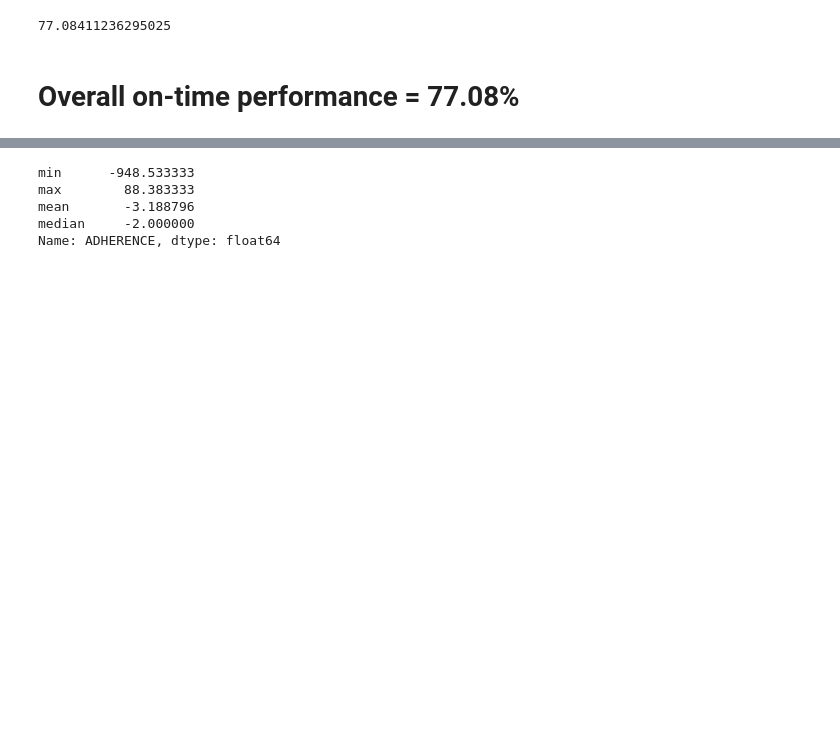
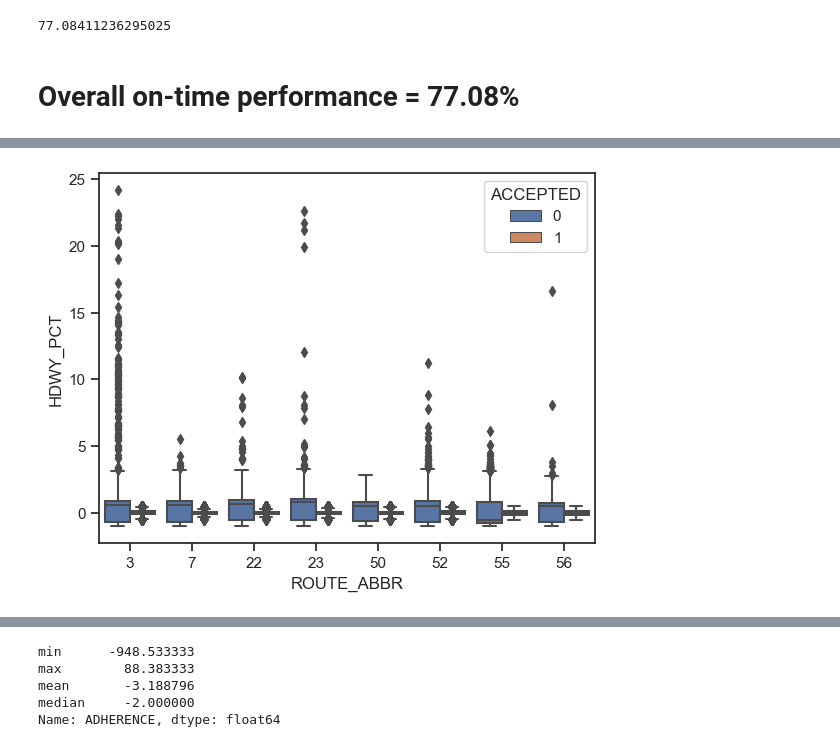
Before and after one commit to NSS-Data-Analytics-Cohort-11/wego-raiders, a Jupyter notebook: notebooks/WeGo.ipynb, the cells around one changed output, grey strips where cells are left out. Cells and saved outputs as stored; diff of their text form; code cells hidden in the pictures; blank space fills up the shorter version.

```diff
--- a/notebooks/WeGo.ipynb
+++ b/notebooks/WeGo.ipynb
@@ -34,3 +35,5 @@ Name: count, dtype: int64
 77.08411236295025
 # %% [markdown]
 # Overall on-time performance = 77.08%
+# %%
+wego['HDWY_PCT'] = wego['HDWY_DEV']/wego['SCHEDULED_HDWY']
@@ -36,0 +95,5 @@ Name: count, dtype: int64
+# %%
+sns.boxplot(data=headway, x='ROUTE_ABBR', y='HDWY_PCT', hue="ACCEPTED")
+plt.show()
+# %% [output]
+[figure, added]
```
Also changed, not shown: parts of 37 cells of this notebook.
